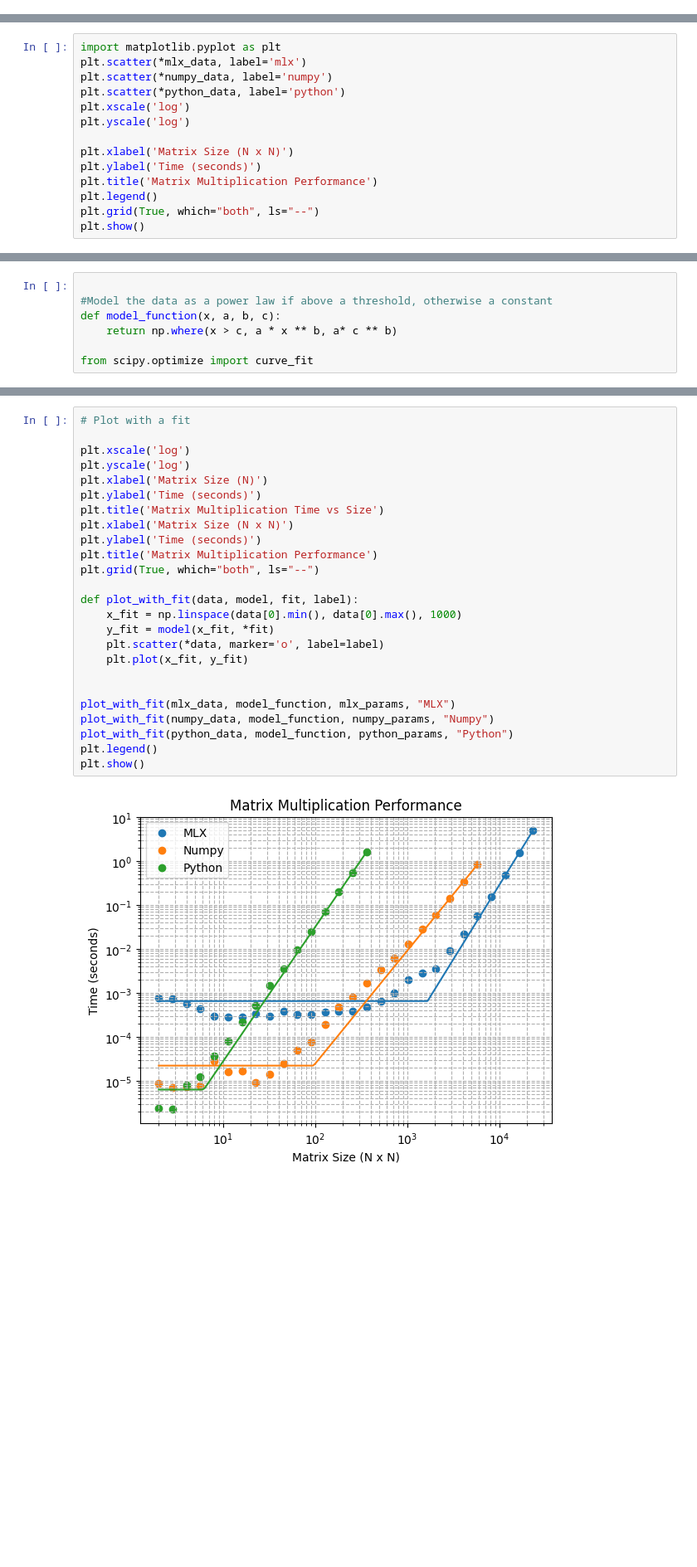
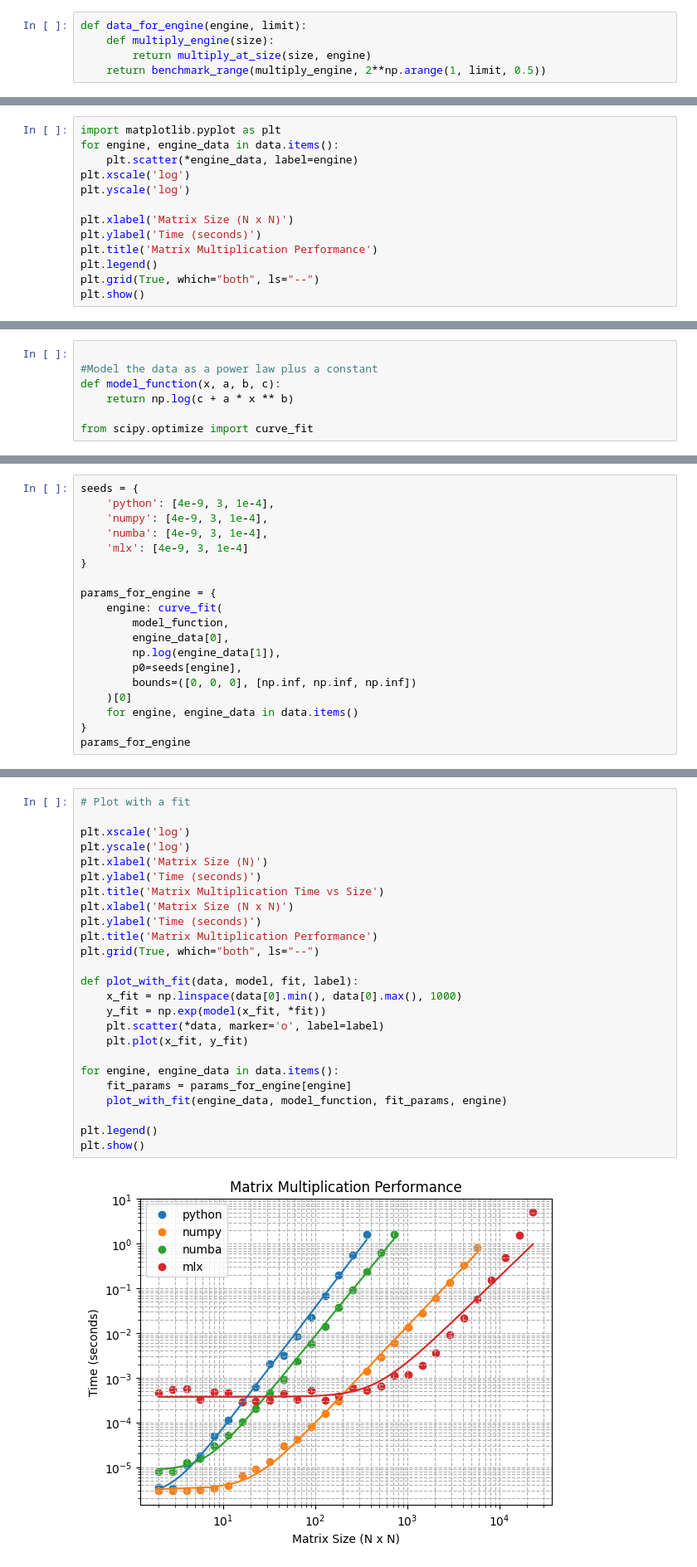
Before and after one commit to jamespjh/stubs, a Jupyter notebook: languages/python/multiply/src/multiply/notebooks/apple.ipynb, the cells around one changed output, grey strips where cells are left out. Shown at 83% size. Drawn from its saved outputs; the diff is of its cells as text; blank space fills up the shorter version.

Commit message:
Add numba

```diff
--- a/languages/python/multiply/src/multiply/notebooks/apple.ipynb
+++ b/languages/python/multiply/src/multiply/notebooks/apple.ipynb
@@ -6 +7,6 @@ from multiply.payloads import multiply_at_size
+# %%
+def data_for_engine(engine, limit):
+    def multiply_engine(size):
+        return multiply_at_size(size, engine)
+    return benchmark_range(multiply_engine, 2**np.arange(1, limit, 0.5))
 # %%
@@ -17,8 +20,7 @@ python_data = benchmark_range(multiply_python_at_size, 2**np.arange(1, 9, 0.5))
 # %%
 import matplotlib.pyplot as plt
-plt.scatter(*mlx_data, label='mlx')
-plt.scatter(*numpy_data, label='numpy')
-plt.scatter(*python_data, label='python')
+for engine, engine_data in data.items():
+    plt.scatter(*engine_data, label=engine)
 plt.xscale('log')
 plt.yscale('log')
 
@@ -33,7 +35,7 @@ plt.show()
 # %%
 
-#Model the data as a power law if above a threshold, otherwise a constant
+#Model the data as a power law plus a constant
 def model_function(x, a, b, c):
-    return np.where(x > c, a * x ** b, a* c ** b)
+    return np.log(c + a * x ** b)
 
 from scipy.optimize import curve_fit
@@ -56,0 +42,19 @@ Fitted model (Numpy) parameters: a=1.78148607715901e-10, b=2.5695325916000167, c
+# %%
+seeds = {
+    'python': [4e-9, 3, 1e-4],
+    'numpy': [4e-9, 3, 1e-4],
+    'numba': [4e-9, 3, 1e-4],
+    'mlx': [4e-9, 3, 1e-4]
+}
+
+params_for_engine = {
+    engine: curve_fit(
+        model_function,
+        engine_data[0],
+        np.log(engine_data[1]),
+        p0=seeds[engine],
+        bounds=([0, 0, 0], [np.inf, np.inf, np.inf])
+    )[0]
+    for engine, engine_data in data.items()
+}
+params_for_engine
@@ -57,27 +66,27 @@ Fitted model (Numpy) parameters: a=1.78148607715901e-10, b=2.5695325916000167, c
 # %%
 # Plot with a fit
 
 plt.xscale('log')
 plt.yscale('log')
 plt.xlabel('Matrix Size (N)')
 plt.ylabel('Time (seconds)')
 plt.title('Matrix Multiplication Time vs Size')
 plt.xlabel('Matrix Size (N x N)')
 plt.ylabel('Time (seconds)')
 plt.title('Matrix Multiplication Performance')
 plt.grid(True, which="both", ls="--")
 
 def plot_with_fit(data, model, fit, label):
     x_fit = np.linspace(data[0].min(), data[0].max(), 1000)
-    y_fit = model(x_fit, *fit)
+    y_fit = np.exp(model(x_fit, *fit))
     plt.scatter(*data, marker='o', label=label)
     plt.plot(x_fit, y_fit)
 
+for engine, engine_data in data.items():
+    fit_params = params_for_engine[engine]
+    plot_with_fit(engine_data, model_function, fit_params, engine)
 
-plot_with_fit(mlx_data, model_function, mlx_params, "MLX")
-plot_with_fit(numpy_data, model_function, numpy_params, "Numpy")
-plot_with_fit(python_data, model_function, python_params, "Python")
 plt.legend()
 plt.show()
 # %% [output]
-[figure, old version]
+[figure, new version]
```
Also changed, not shown: parts of 10 cells of this notebook, 3 other files.
